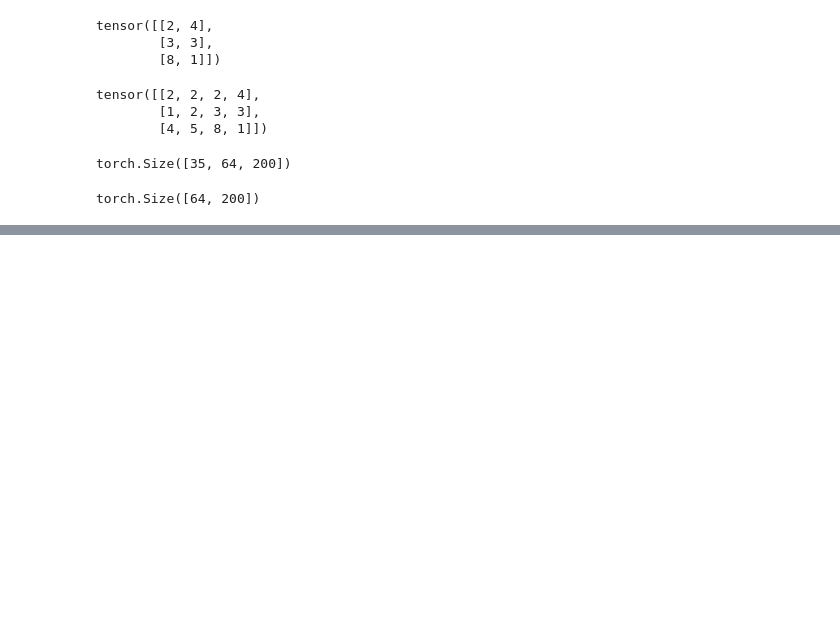
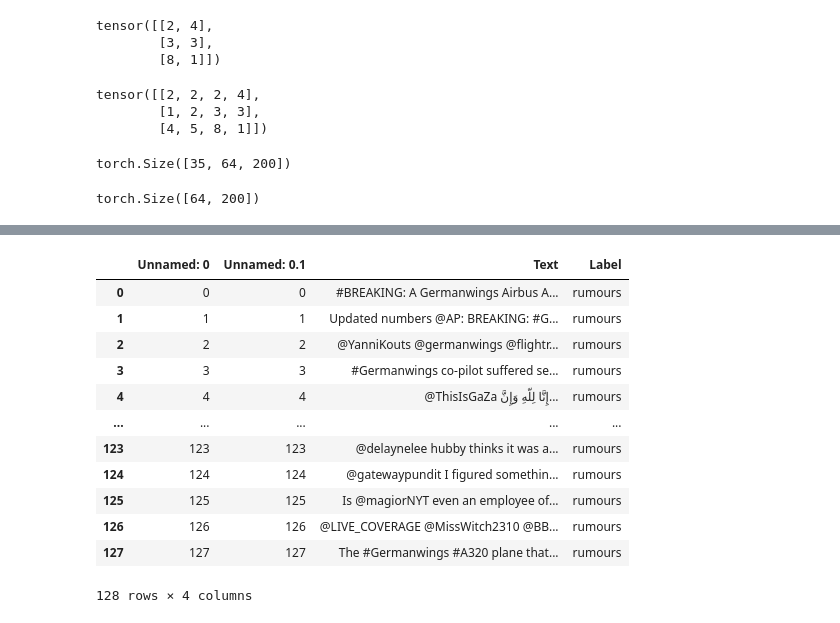
Before and after one commit to andr2w/Malicious-Attack, a Jupyter notebook: TextFooler/test.ipynb, the cells around one changed output, grey strips where cells are left out. Saved outputs shown, nothing was run; the diff lists cells and outputs as text; code cells hidden in the pictures; blank space fills up the shorter version.

```diff
--- a/TextFooler/test.ipynb
+++ b/TextFooler/test.ipynb
@@ -323,0 +382,17 @@ torch.Size([64, 200])
+# %%
+demo = df[:128]
+demo
+# %% [output]
+|  | Unnamed: 0 | Unnamed: 0.1 | Text | Label |
+| 0 | 0 | 0 | #BREAKING: A Germanwings Airbus A... | rumours |
+| 1 | 1 | 1 | Updated numbers @AP: BREAKING: #G... | rumours |
+| 2 | 2 | 2 | @YanniKouts @germanwings @flightr... | rumours |
+| 3 | 3 | 3 | #Germanwings co-pilot suffered se... | rumours |
+| 4 | 4 | 4 | @ThisIsGaZa إِنَّا لِلّهِ وَإِنَّ... | rumours |
+| ... | ... | ... | ... | ... |
+| 123 | 123 | 123 | @delaynelee hubby thinks it was a... | rumours |
+| 124 | 124 | 124 | @gatewaypundit I figured somethin... | rumours |
+| 125 | 125 | 125 | Is @magiorNYT even an employee of... | rumours |
+| 126 | 126 | 126 | @LIVE_COVERAGE @MissWitch2310 @BB... | rumours |
+| 127 | 127 | 127 | The #Germanwings #A320 plane that... | rumours |
+128 rows × 4 columns
```
Also changed, not shown: parts of 9 cells of this notebook, 9 other files.
